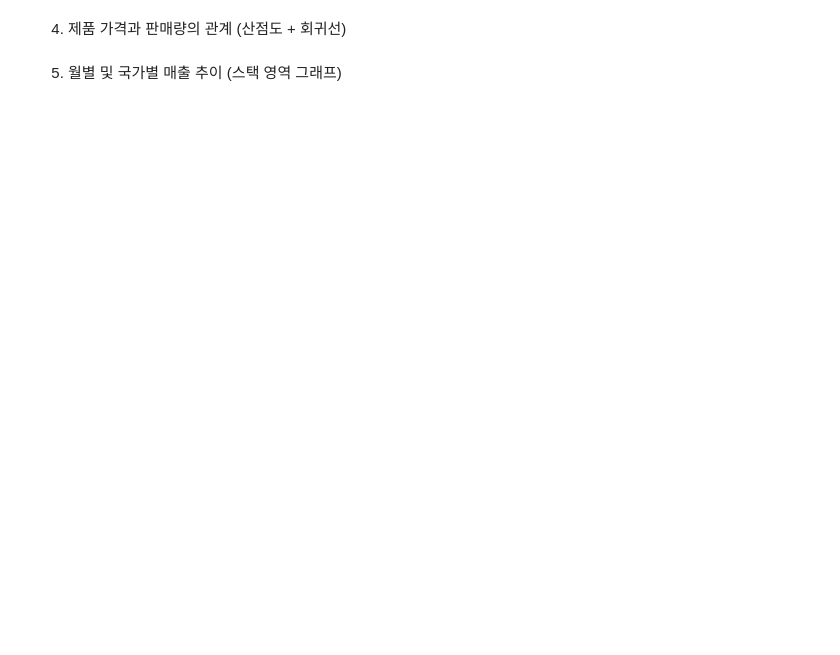
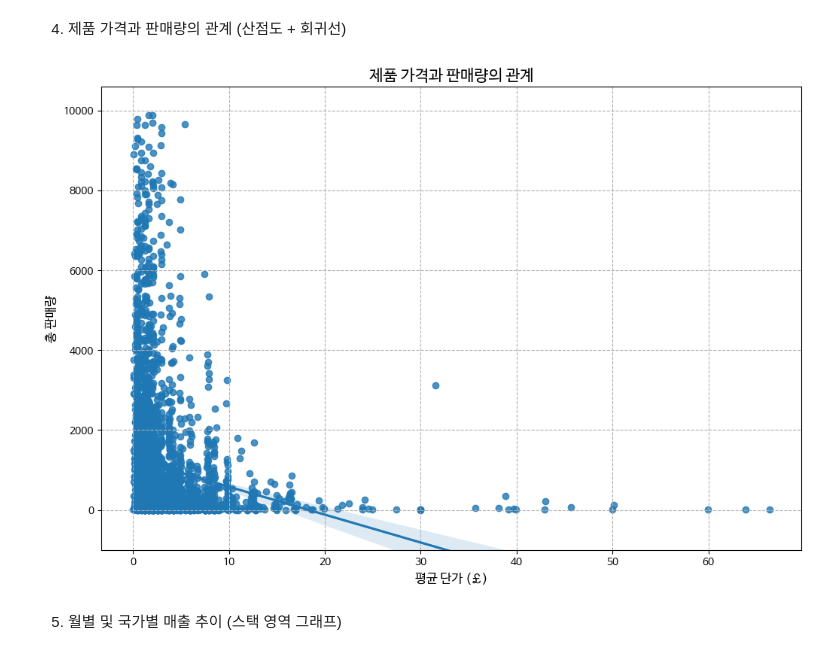
Before and after one commit to wikman96/Data-Analysis-with-Open-Source, a Jupyter notebook: 오픈소스_데이터_분석_11강.ipynb, the cells around one changed output. Drawn from its saved outputs; the diff is of its cells as text; code cells hidden in the pictures; blank space fills up the shorter version.

```diff
--- a/오픈소스_데이터_분석_11강.ipynb
+++ b/오픈소스_데이터_분석_11강.ipynb
@@ -474,28 +528,30 @@ plt.show()
 # %%
 ## 제품별 평균 단가 및 총 판매량 계산
 product_price_quantity = retail_data_clean.groupby('StockCode').agg({
     'UnitPrice': 'mean',
     'Quantity': 'sum'
 }).reset_index()
 
 ## 이상치 제거 (가격 100 미만, 판매량 10000 미만)
 filtered_products = product_price_quantity[
   (product_price_quantity['UnitPrice'] < 100) &
   (product_price_quantity['Quantity'] < 10000)
 ]
 
 ## 가격과 판매량의 관계 시각화 (회귀선 포함 산점도)
 plt.figure(figsize=(12, 8))
 # seaborn의 regplot을 이용하여 회귀선 포함 산점도를 출력
-
+sns.regplot(x='UnitPrice', y='Quantity', data=filtered_products)
 
 ## 그래프 제목 및 축 레이블 설정
 plt.title('제품 가격과 판매량의 관계', fontsize=15)
 plt.xlabel('평균 단가 (£)', fontsize=12)
 plt.ylabel('총 판매량', fontsize=12)
 plt.ylim(-1000, None) ## y축 시작점 설정
 plt.grid(linestyle='--') ## 그리드 추가
 plt.show()
+# %% [output]
+[figure, added]
 # %% [markdown]
 5. 월별 및 국가별 매출 추이 (스택 영역 그래프)
 # %%
```
Also changed, not shown: parts of 10 cells of this notebook.
